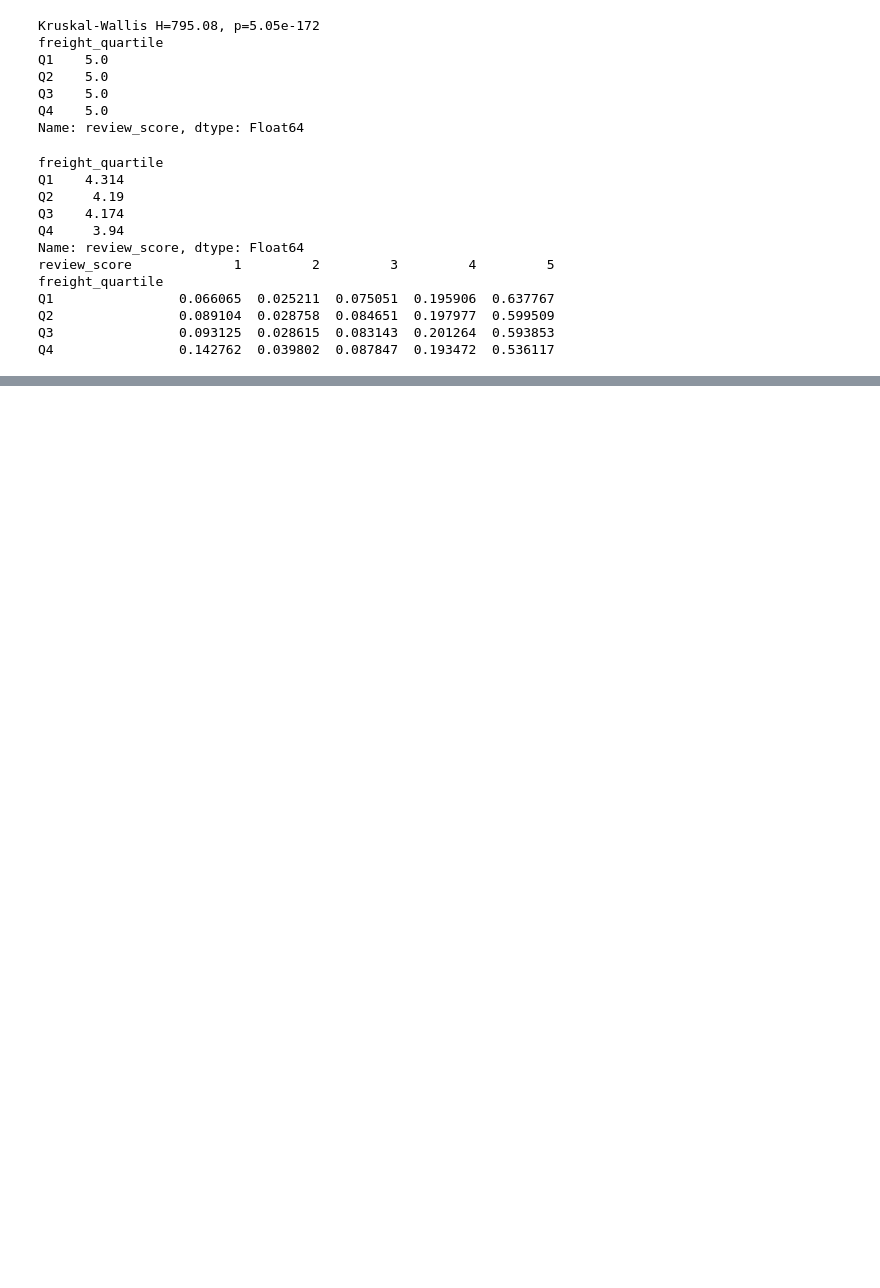
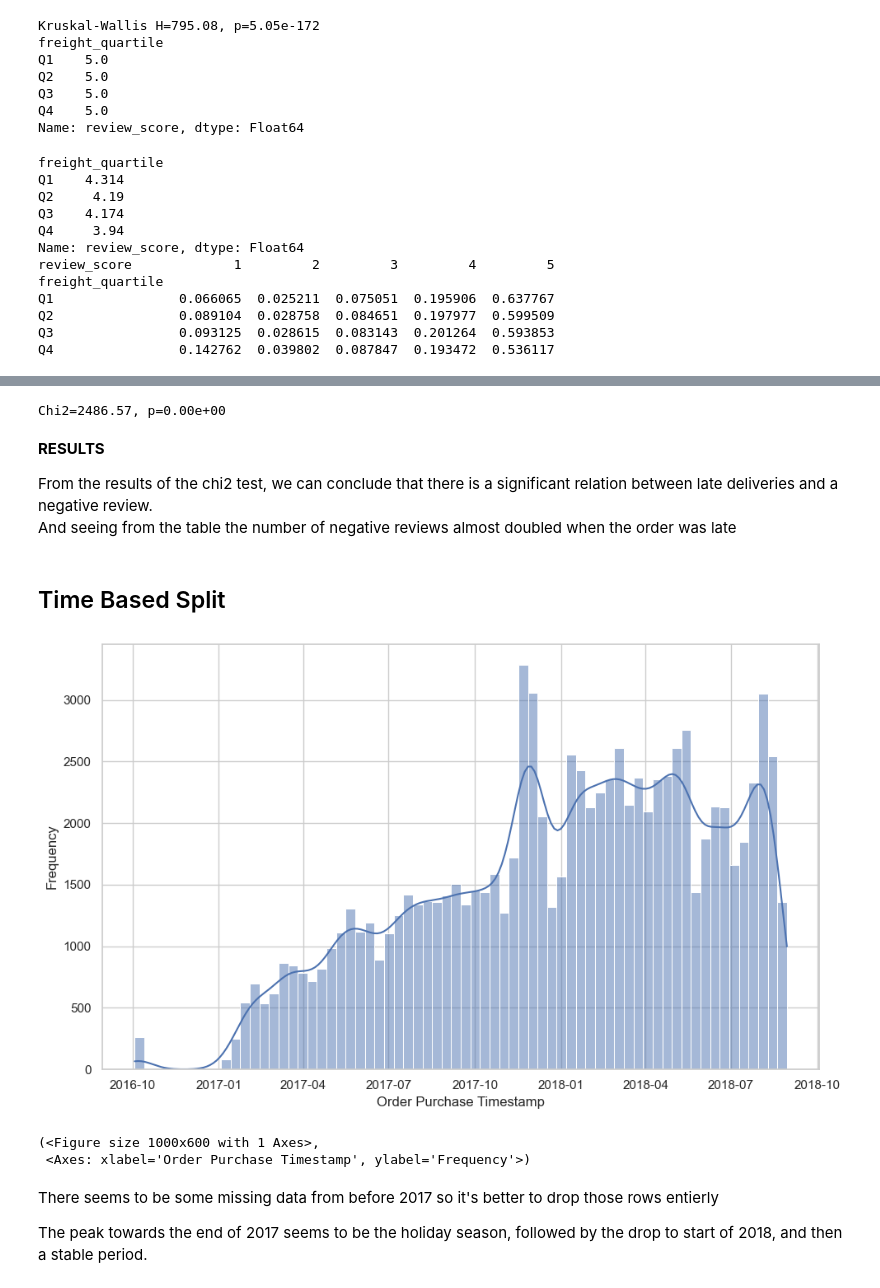
Before and after one commit to Ranvirsv/Olist_MTL_Pipeline, a Jupyter notebook: EDA/01_hypothesis_testing.ipynb, the cells around one changed output, grey strips where cells are left out. Cells and saved outputs as stored; diff of their text form; code cells hidden in the pictures; blank space fills up the shorter version.

```diff
--- a/EDA/01_hypothesis_testing.ipynb
+++ b/EDA/01_hypothesis_testing.ipynb
@@ -84,0 +107,4 @@ delivery_plot.histogram(data=filtered_delivery_days_list, xlabel="Num days", yla
+# %%
+p99 = df['delivery_days'].quantile(0.99)
+print(f"99th percentile: {p99} days")
+print(f"Rows removed: {(df['delivery_days'] > p99).sum()}")
@@ -251,0 +354,25 @@ With a P value of 0, we reject the null hypothesis and accept the alternative hy
+# %%
+chi2, p, dof, _ = chi2_contingency(contingency)
+print(f"\nChi2={chi2:.2f}, p={p:.2e}")
+# %% [output]
+Chi2=2486.57, p=0.00e+00
+# %% [markdown]
+**RESULTS**
+
+From the results of the chi2 test, we can conclude that there is a significant relation between late deliveries and a negative review. <br/>
+And seeing from the table the number of negative reviews almost doubled when the order was late
+# %% [markdown]
+## Time Based Split
+# %%
+df_model = df[df['delivery_days'] <= p99].copy()
+df_model = df_model.sort_values('order_purchase_timestamp').reset_index(drop=True)
+# %%
+delivery_plot.histogram(df_model['order_purchase_timestamp'], xlabel='Order Purchase Timestamp', ylabel='Frequency')
+# %% [output]
+[figure, added]
+(<Figure size 1000x600 with 1 Axes>,
+ <Axes: xlabel='Order Purchase Timestamp', ylabel='Frequency'>)
+# %% [markdown]
+There seems to be some missing data from before 2017 so it's better to drop those rows entierly
+
+The peak towards the end of 2017 seems to be the holiday season, followed by the drop to start of 2018, and then a stable period.
```
Also changed, not shown: parts of 36 cells of this notebook.
